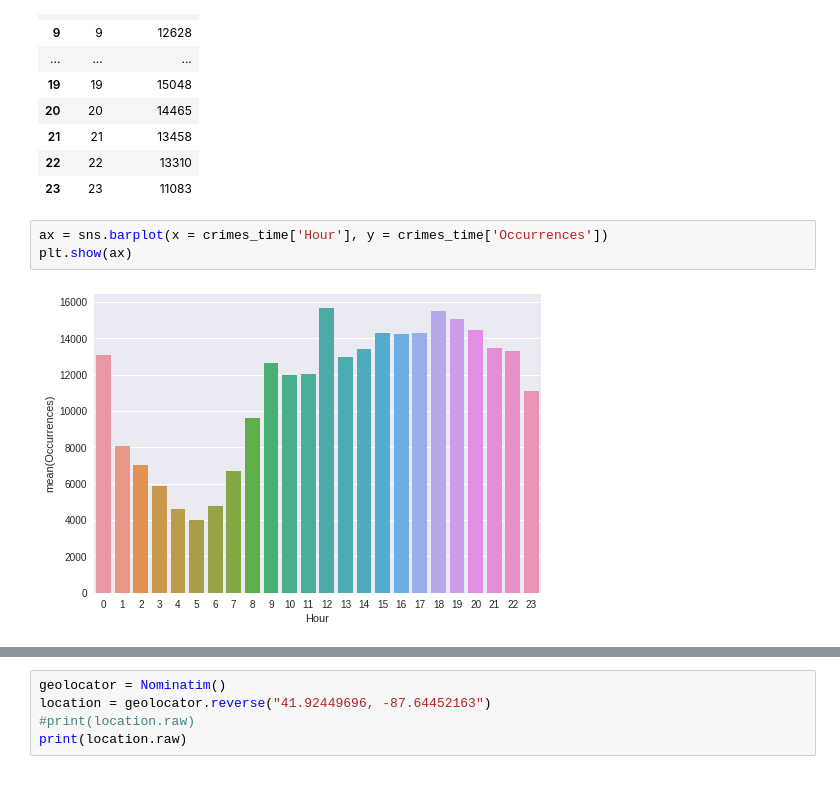
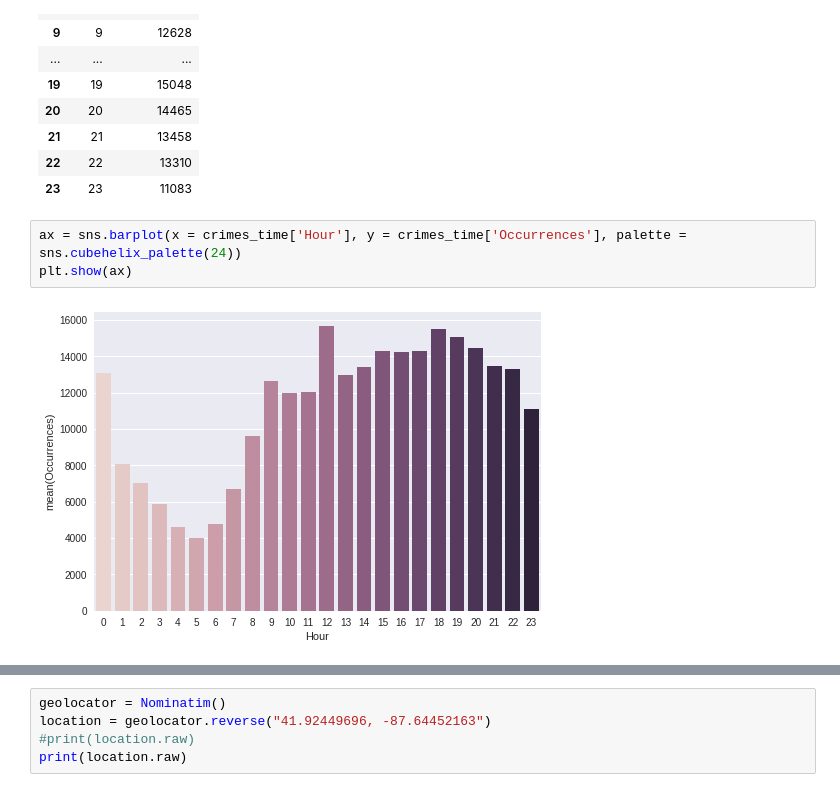
Before and after one commit to if1015-datascience-ufpe/2017-2-projeto-ajgan-rlsma-rcrs3, a Jupyter notebook: Project.ipynb, the cells around one changed output, grey strips where cells are left out. Saved outputs shown, nothing was run; the diff lists cells and outputs as text.

```diff
--- a/Project.ipynb
+++ b/Project.ipynb
@@ -118,7 +119,7 @@ crimes_time
 | 22 | 22 | 13310 |
 | 23 | 23 | 11083 |
 # %%
-ax = sns.barplot(x = crimes_time['Hour'], y = crimes_time['Occurrences'])
+ax = sns.barplot(x = crimes_time['Hour'], y = crimes_time['Occurrences'], palette = sns.cubehelix_palette(24))
 plt.show(ax)
 # %% [output]
-[figure, old version]
+[figure, new version]
```
Also changed, not shown: parts of 3 cells of this notebook.
